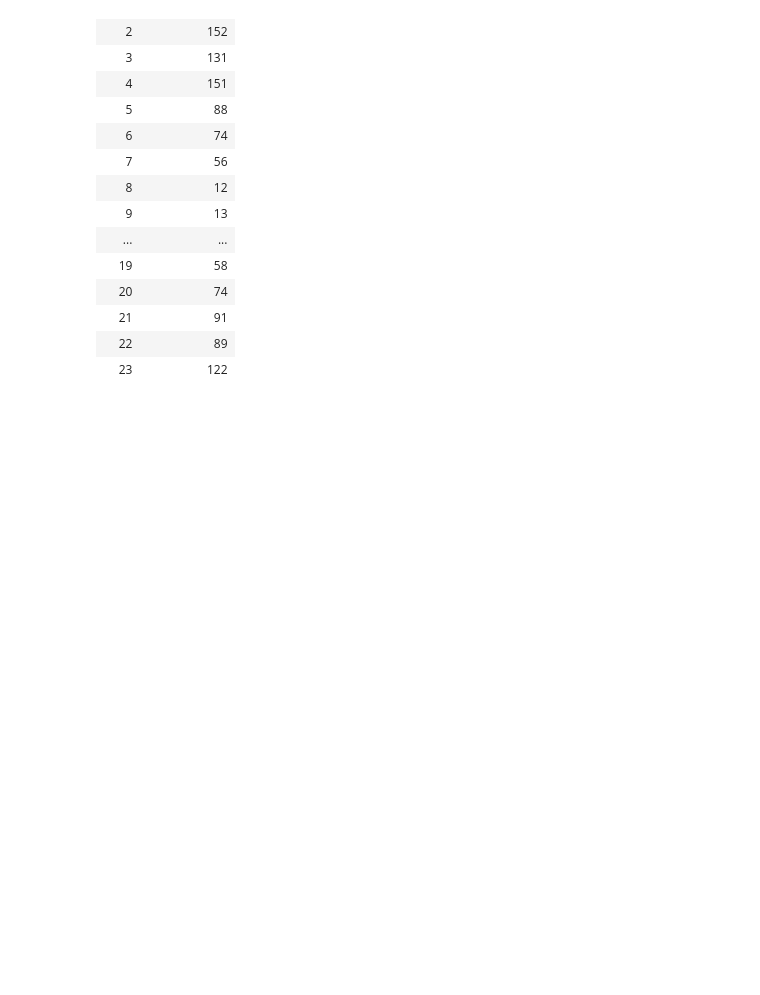
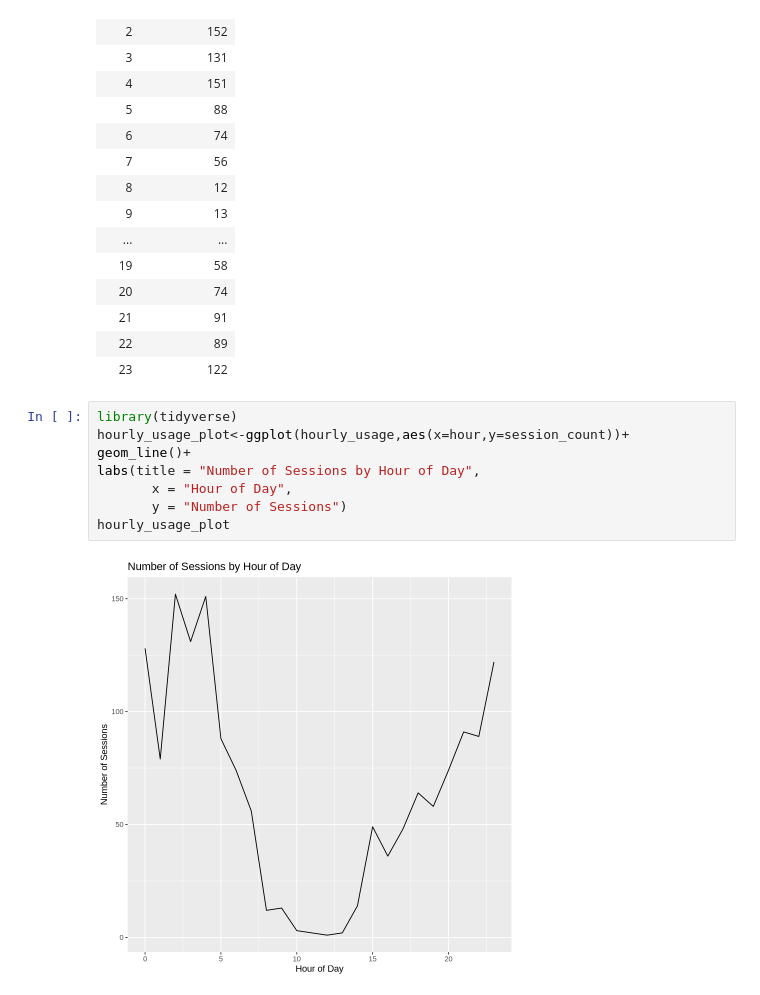
Before and after one commit to ting20231227-ctrl/dsci100-individual, a Jupyter notebook: Individual plan.ipynb, the cells around one changed output. Saved outputs shown, nothing was run; the diff lists cells and outputs as text; blank space fills up the shorter version.

Commit message:
commit4 draw a ggplot diagram
Draw a diagram that illustrates the relationship between hours of day and the number of the sessions, to get when has the maximum sessions.

```diff
--- a/Individual plan.ipynb
+++ b/Individual plan.ipynb
@@ -134,3 +134,13 @@ A tibble: 23 × 2
 | 21 | 91 |
 | 22 | 89 |
 | 23 | 122 |
+# %%
+library(tidyverse)
+hourly_usage_plot<-ggplot(hourly_usage,aes(x=hour,y=session_count))+
+geom_line()+
+labs(title = "Number of Sessions by Hour of Day",
+       x = "Hour of Day",
+       y = "Number of Sessions")
+hourly_usage_plot
+# %% [output]
+[figure, added]
```
